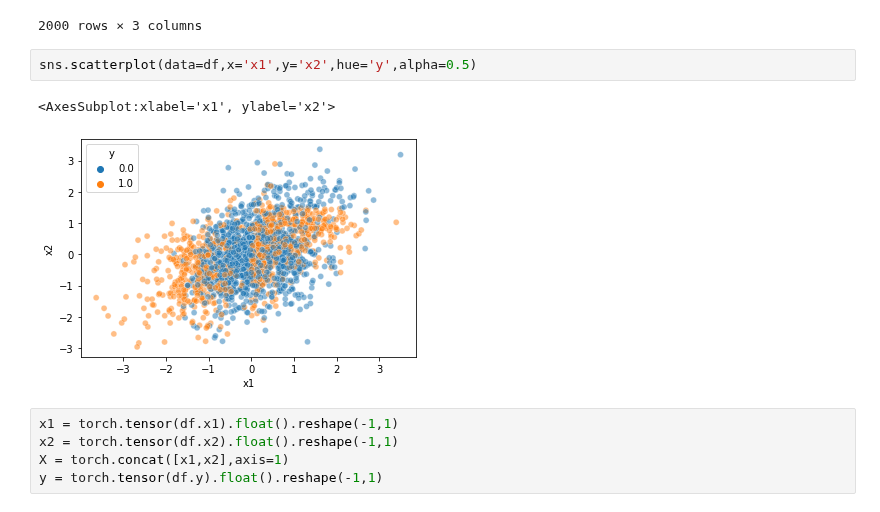
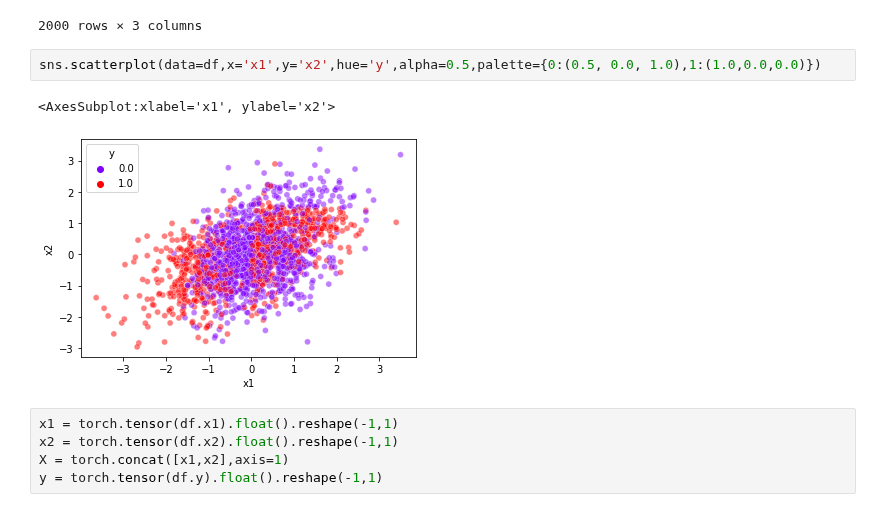
Before and after one commit to guebin/DL2022_backup, a Jupyter notebook: _notebooks/2022-10-04-(5주차) draft.ipynb, the cells around one changed output. Saved outputs shown, nothing was run; the diff lists cells and outputs as text.

```diff
--- a/_notebooks/2022-10-04-(5주차) draft.ipynb
+++ b/_notebooks/2022-10-04-(5주차) draft.ipynb
@@ -475,10 +503,10 @@ df
 | 1999 | -0.416859 | 0.067907 | 0.0 |
 2000 rows × 3 columns
 # %%
-sns.scatterplot(data=df,x='x1',y='x2',hue='y',alpha=0.5)
+sns.scatterplot(data=df,x='x1',y='x2',hue='y',alpha=0.5,palette={0:(0.5, 0.0, 1.0),1:(1.0,0.0,0.0)})
 # %% [output]
 <AxesSubplot:xlabel='x1', ylabel='x2'>
-[figure, old version]
+[figure, new version]
 # %%
 x1 = torch.tensor(df.x1).float().reshape(-1,1)
 x2 = torch.tensor(df.x2).float().reshape(-1,1)
```
Also changed, not shown: parts of 60 cells of this notebook, 3 other files.
